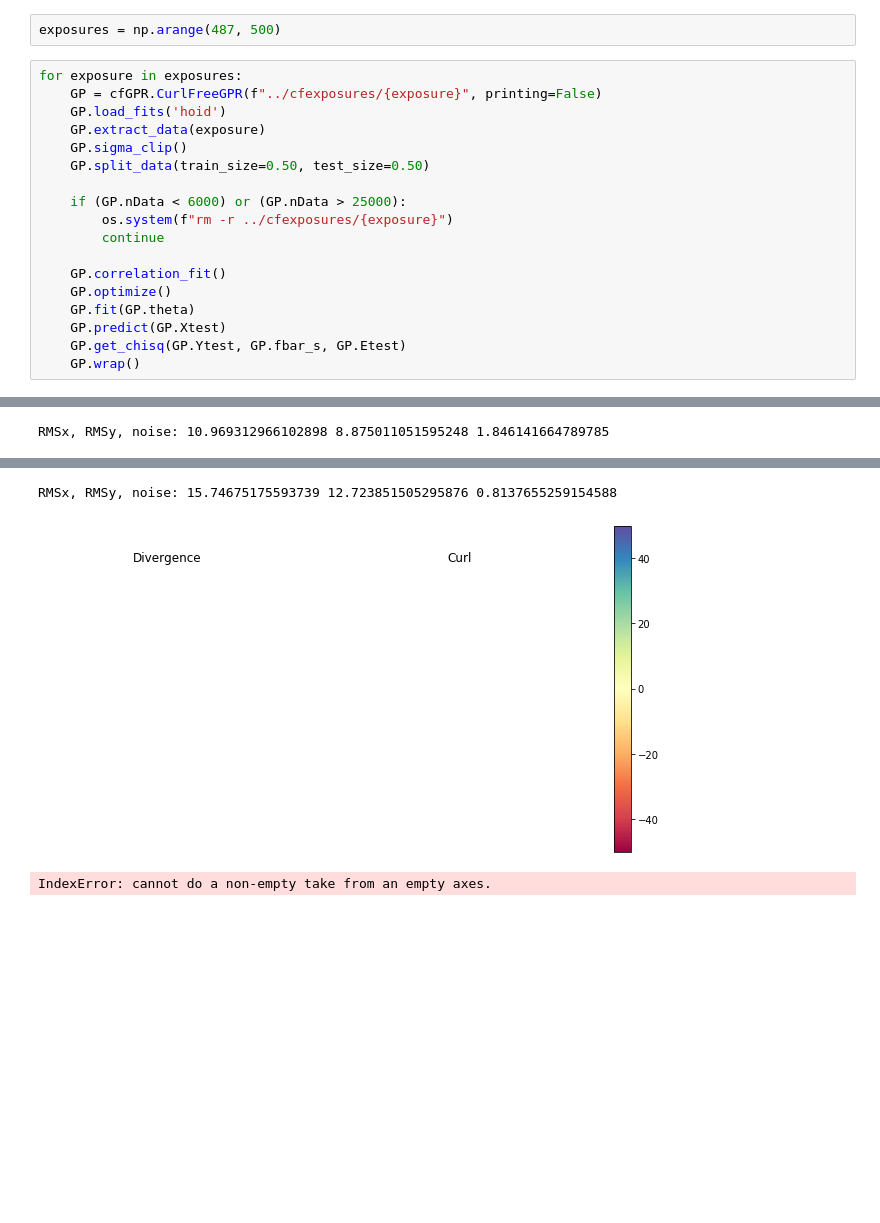
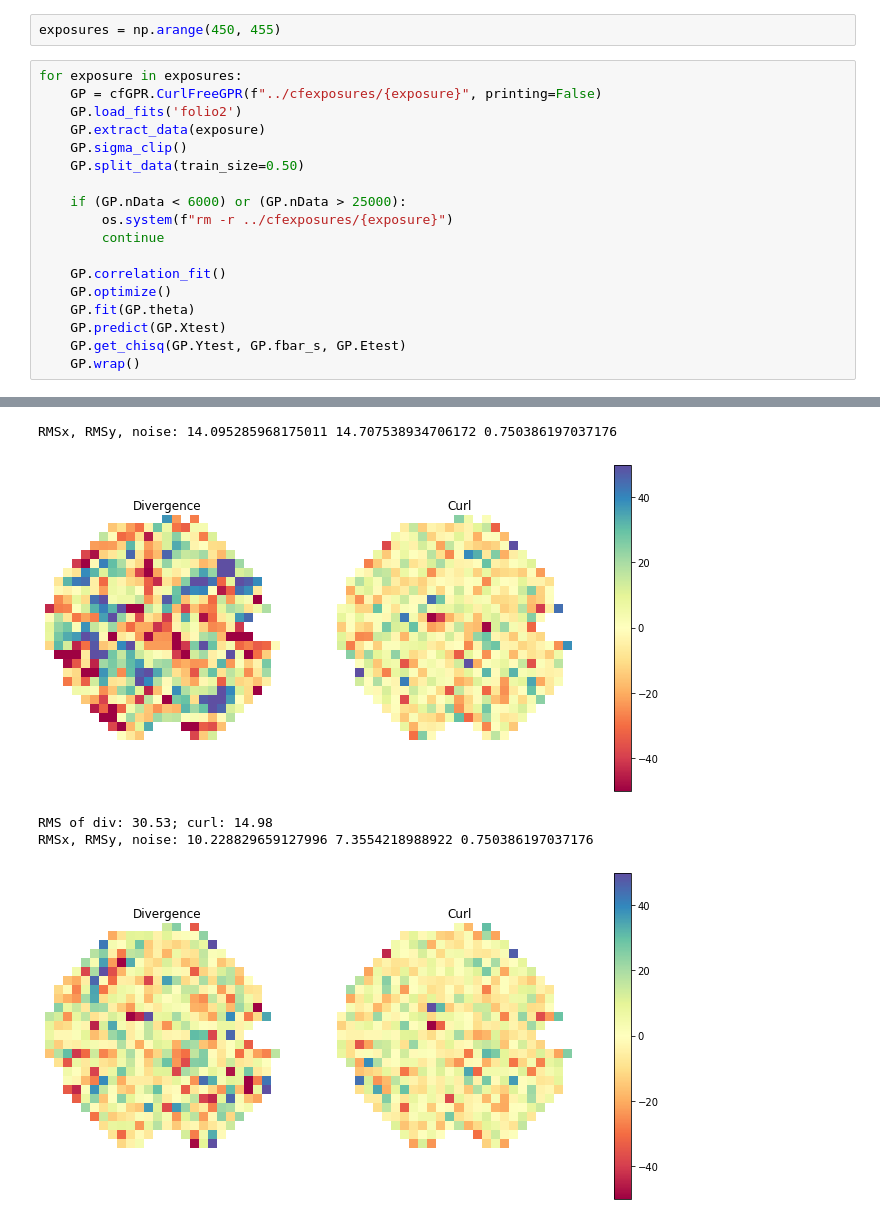
Before and after one commit to FoxFortino/DESworkspace, a Jupyter notebook: run.ipynb, the cells around one changed output, grey strips where cells are left out. Drawn from its saved outputs; the diff is of its cells as text; blank space fills up the shorter version.

```diff
--- a/run.ipynb
+++ b/run.ipynb
@@ -11,12 +13,12 @@ import scipy.optimize as opt
 # %%
-exposures = np.arange(487, 500)
+exposures = np.arange(450, 455)
 # %%
 for exposure in exposures:
     GP = cfGPR.CurlFreeGPR(f"../cfexposures/{exposure}", printing=False)
-    GP.load_fits('hoid')
+    GP.load_fits('folio2')
     GP.extract_data(exposure)
     GP.sigma_clip()
-    GP.split_data(train_size=0.50, test_size=0.50)
+    GP.split_data(train_size=0.50)
 
     if (GP.nData < 6000) or (GP.nData > 25000):
         os.system(f"rm -r ../cfexposures/{exposure}")
@@ -34 +52,0 @@ RMSx, RMSy, noise: 15.487817121245486 13.697130742784088 1.846141664789785
-RMSx, RMSy, noise: 10.969312966102898 8.875011051595248 1.846141664789785
@@ -36,3 +55,5 @@ RMSx, RMSy, noise: 10.969312966102898 8.875011051595248 1.846141664789785
-RMSx, RMSy, noise: 15.74675175593739 12.723851505295876 0.8137655259154588
+RMSx, RMSy, noise: 14.095285968175011 14.707538934706172 0.750386197037176
-[figure, old version]
+[figure, new version]
-IndexError: cannot do a non-empty take from an empty axes.
+RMS of div: 30.53; curl: 14.98
+RMSx, RMSy, noise: 10.228829659127996 7.3554218988922 0.750386197037176
+[figure, added]
```
Also changed, not shown: parts of 2 cells of this notebook, 16 other files.
